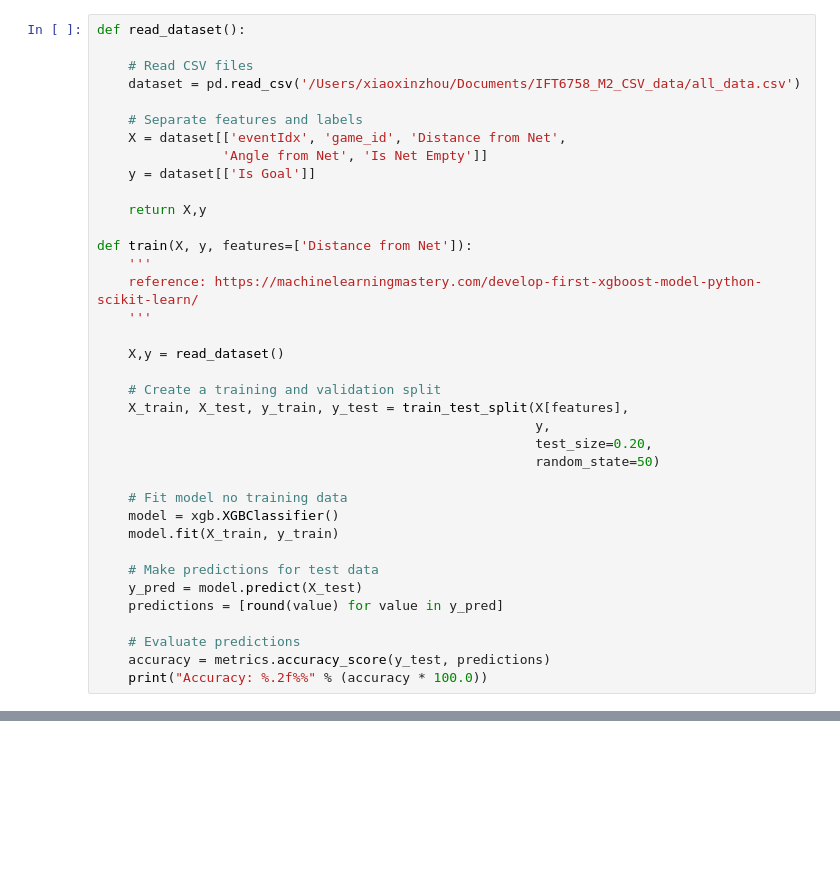
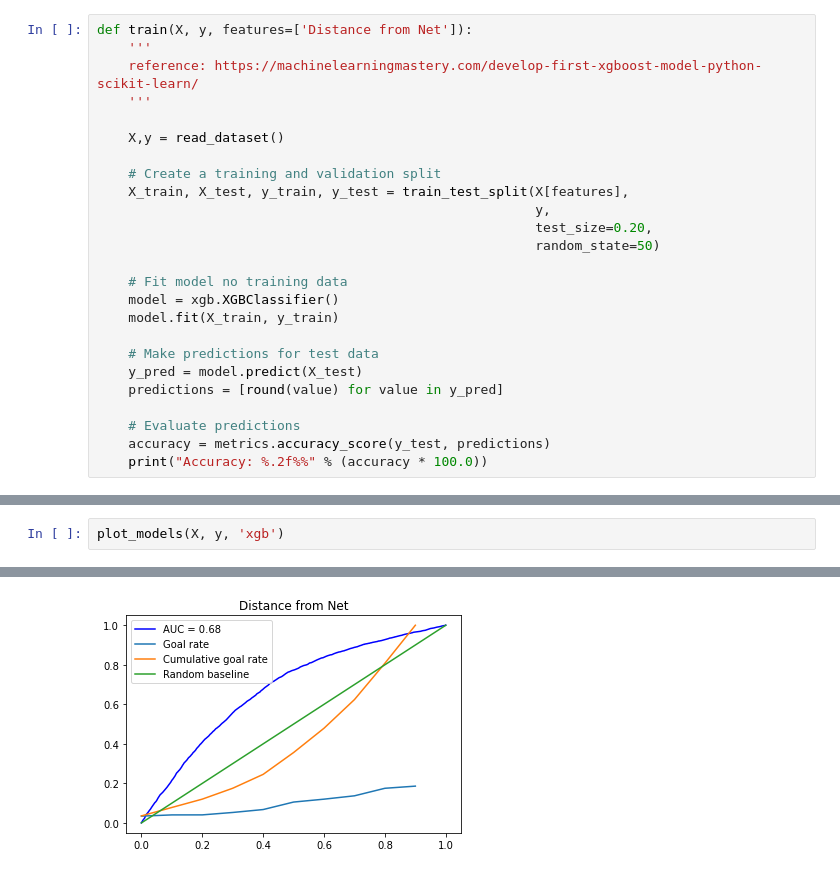
Before and after one commit to IreneZhou0129/IFT6758_m1, a Jupyter notebook: notebooks/m2_q5.ipynb, the cells around one changed output, grey strips where cells are left out. Drawn from its saved outputs; the diff is of its cells as text; blank space fills up the shorter version.

```diff
--- a/notebooks/m2_q5.ipynb
+++ b/notebooks/m2_q5.ipynb
@@ -10,16 +22,4 @@ import xgboost as xgb
 # %%
-def read_dataset():
-
-    # Read CSV files
-    dataset = pd.read_csv('/Users/xiaoxinzhou/Documents/IFT6758_M2_CSV_data/all_data.csv')
-
-    # Separate features and labels
-    X = dataset[['eventIdx', 'game_id', 'Distance from Net',
-                'Angle from Net', 'Is Net Empty']]
-    y = dataset[['Is Goal']]
-
-    return X,y
-
 def train(X, y, features=['Distance from Net']):
     '''
     reference: https://machinelearningmastery.com/develop-first-xgboost-model-python-scikit-learn/
@@ -83,0 +58,3 @@ Accuracy: 90.39%
+# %%
+plot_models(X, y, 'xgb')
+# %% [output]
@@ -83,0 +62 @@ Accuracy: 90.39%
+[figure, added]
```
Also changed, not shown: parts of 8 cells of this notebook, 1 other file.
